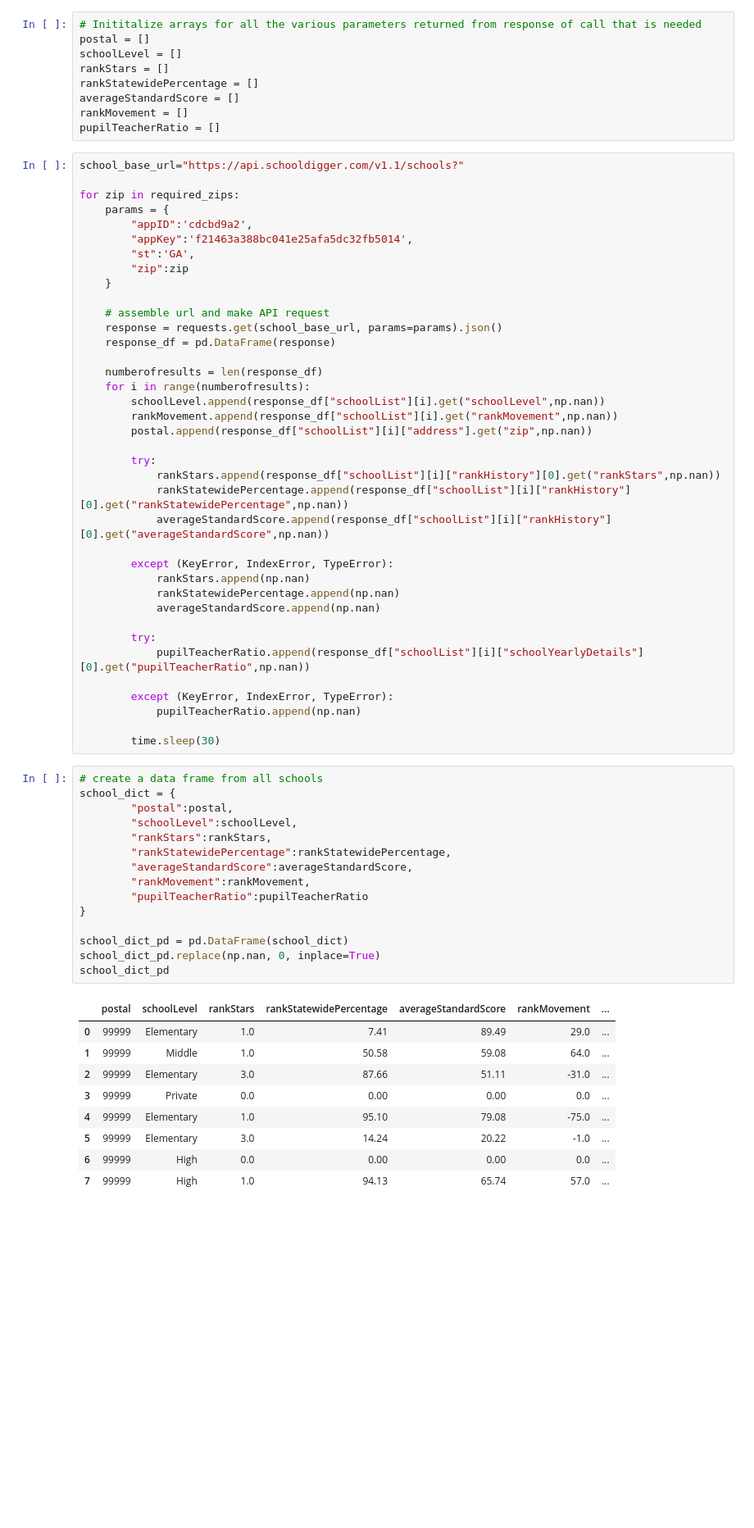
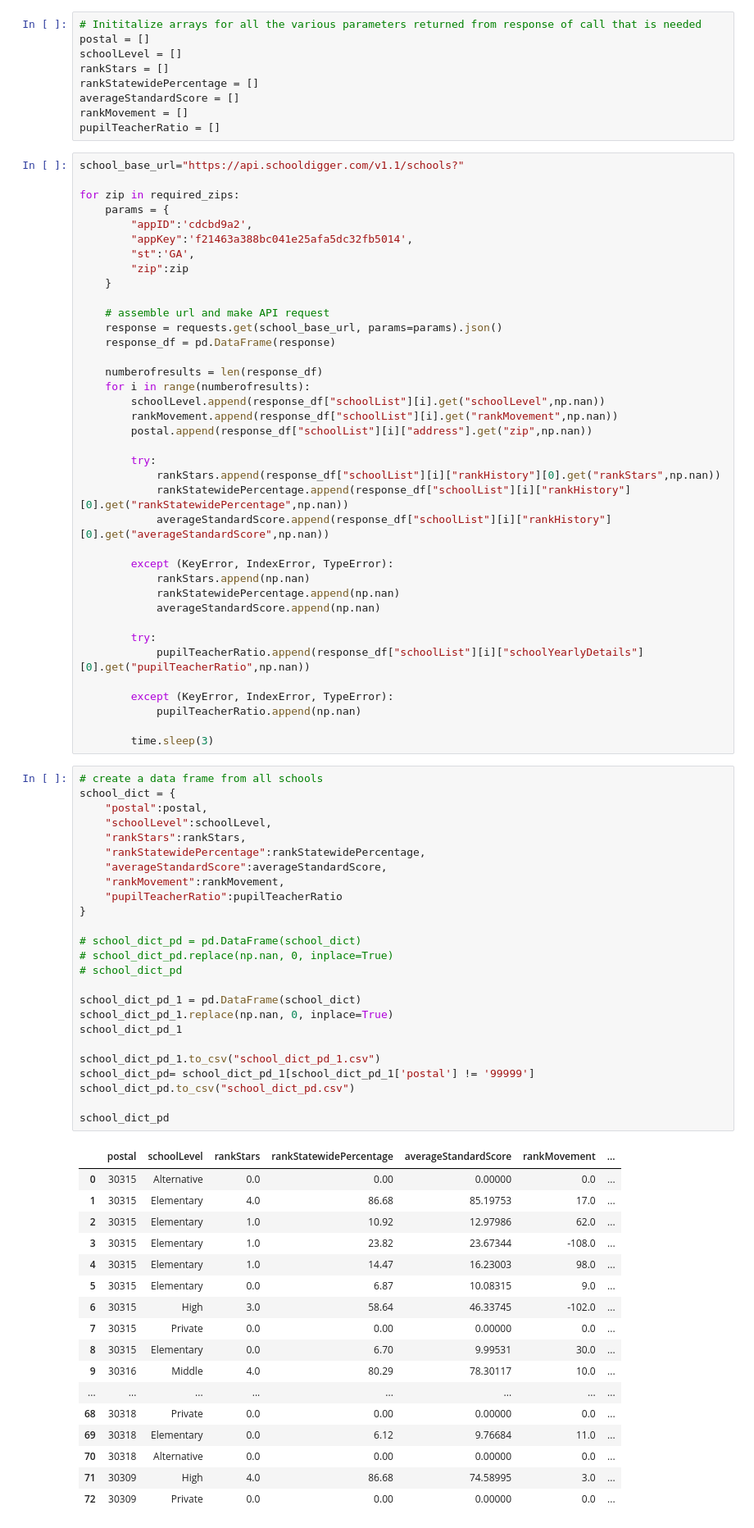
Before and after one commit to andywats0n/watson_p1, a Jupyter notebook: src_final_v3.ipynb, the cells around one changed output. Shown at 82% size. Drawn from its saved outputs; the diff is of its cells as text; blank space fills up the shorter version.

```diff
--- a/src_final_v3.ipynb
+++ b/src_final_v3.ipynb
@@ -382,29 +406,47 @@ for zip in required_zips:
         except (KeyError, IndexError, TypeError):
             pupilTeacherRatio.append(np.nan)
 
-        time.sleep(30)
+        time.sleep(3)
 # %%
 # create a data frame from all schools
 school_dict = {
-        "postal":postal,
-        "schoolLevel":schoolLevel,
-        "rankStars":rankStars,
-        "rankStatewidePercentage":rankStatewidePercentage,
-        "averageStandardScore":averageStandardScore,
-        "rankMovement":rankMovement,
-        "pupilTeacherRatio":pupilTeacherRatio
+    "postal":postal,
+    "schoolLevel":schoolLevel,
+    "rankStars":rankStars,
+    "rankStatewidePercentage":rankStatewidePercentage,
+    "averageStandardScore":averageStandardScore,
+    "rankMovement":rankMovement,
+    "pupilTeacherRatio":pupilTeacherRatio
 }
 
-school_dict_pd = pd.DataFrame(school_dict)
-school_dict_pd.replace(np.nan, 0, inplace=True)
+# school_dict_pd = pd.DataFrame(school_dict)
+# school_dict_pd.replace(np.nan, 0, inplace=True)
+# school_dict_pd
+
+school_dict_pd_1 = pd.DataFrame(school_dict)
+school_dict_pd_1.replace(np.nan, 0, inplace=True)
+school_dict_pd_1
+
+school_dict_pd_1.to_csv("school_dict_pd_1.csv")
+school_dict_pd= school_dict_pd_1[school_dict_pd_1['postal'] != '99999']
+school_dict_pd.to_csv("school_dict_pd.csv")
+
 school_dict_pd
 # %% [output]
 |  | postal | schoolLevel | rankStars | rankStatewidePercentage | averageStandardScore | rankMovement | ... |
-| 0 | 99999 | Elementary | 1.0 | 7.41 | 89.49 | 29.0 | ... |
-| 1 | 99999 | Middle | 1.0 | 50.58 | 59.08 | 64.0 | ... |
-| 2 | 99999 | Elementary | 3.0 | 87.66 | 51.11 | -31.0 | ... |
-| 3 | 99999 | Private | 0.0 | 0.00 | 0.00 | 0.0 | ... |
-| 4 | 99999 | Elementary | 1.0 | 95.10 | 79.08 | -75.0 | ... |
-| 5 | 99999 | Elementary | 3.0 | 14.24 | 20.22 | -1.0 | ... |
-| 6 | 99999 | High | 0.0 | 0.00 | 0.00 | 0.0 | ... |
-| 7 | 99999 | High | 1.0 | 94.13 | 65.74 | 57.0 | ... |
+| 0 | 30315 | Alternative | 0.0 | 0.00 | 0.00000 | 0.0 | ... |
+| 1 | 30315 | Elementary | 4.0 | 86.68 | 85.19753 | 17.0 | ... |
+| 2 | 30315 | Elementary | 1.0 | 10.92 | 12.97986 | 62.0 | ... |
+| 3 | 30315 | Elementary | 1.0 | 23.82 | 23.67344 | -108.0 | ... |
+| 4 | 30315 | Elementary | 1.0 | 14.47 | 16.23003 | 98.0 | ... |
+| 5 | 30315 | Elementary | 0.0 | 6.87 | 10.08315 | 9.0 | ... |
+| 6 | 30315 | High | 3.0 | 58.64 | 46.33745 | -102.0 | ... |
+| 7 | 30315 | Private | 0.0 | 0.00 | 0.00000 | 0.0 | ... |
+| 8 | 30315 | Elementary | 0.0 | 6.70 | 9.99531 | 30.0 | ... |
+| 9 | 30316 | Middle | 4.0 | 80.29 | 78.30117 | 10.0 | ... |
+| ... | ... | ... | ... | ... | ... | ... | ... |
+| 68 | 30318 | Private | 0.0 | 0.00 | 0.00000 | 0.0 | ... |
+| 69 | 30318 | Elementary | 0.0 | 6.12 | 9.76684 | 11.0 | ... |
+| 70 | 30318 | Alternative | 0.0 | 0.00 | 0.00000 | 0.0 | ... |
+| 71 | 30309 | High | 4.0 | 86.68 | 74.58995 | 3.0 | ... |
+| 72 | 30309 | Private | 0.0 | 0.00 | 0.00000 | 0.0 | ... |
```
Also changed, not shown: parts of 21 cells of this notebook, 10 other files.
